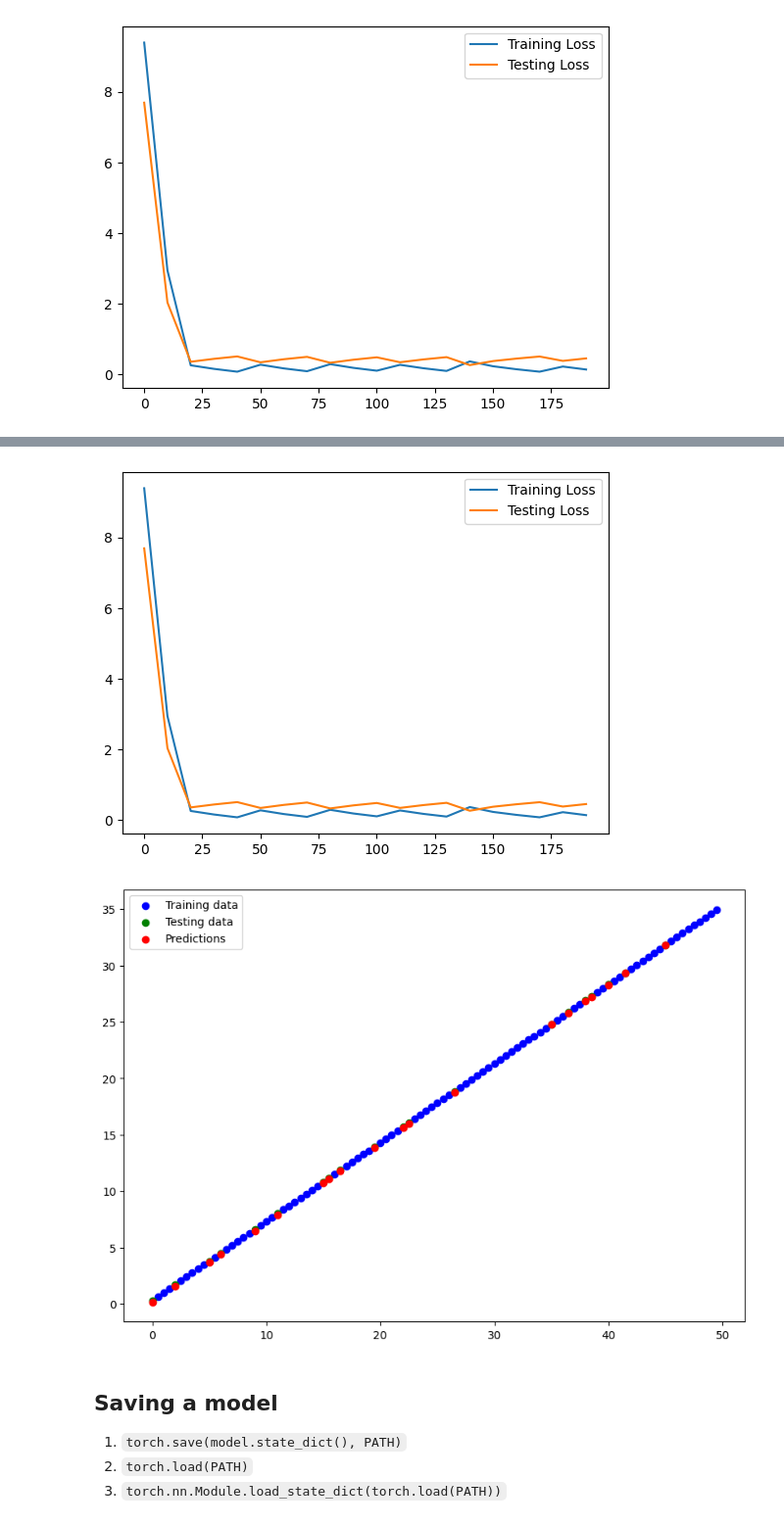
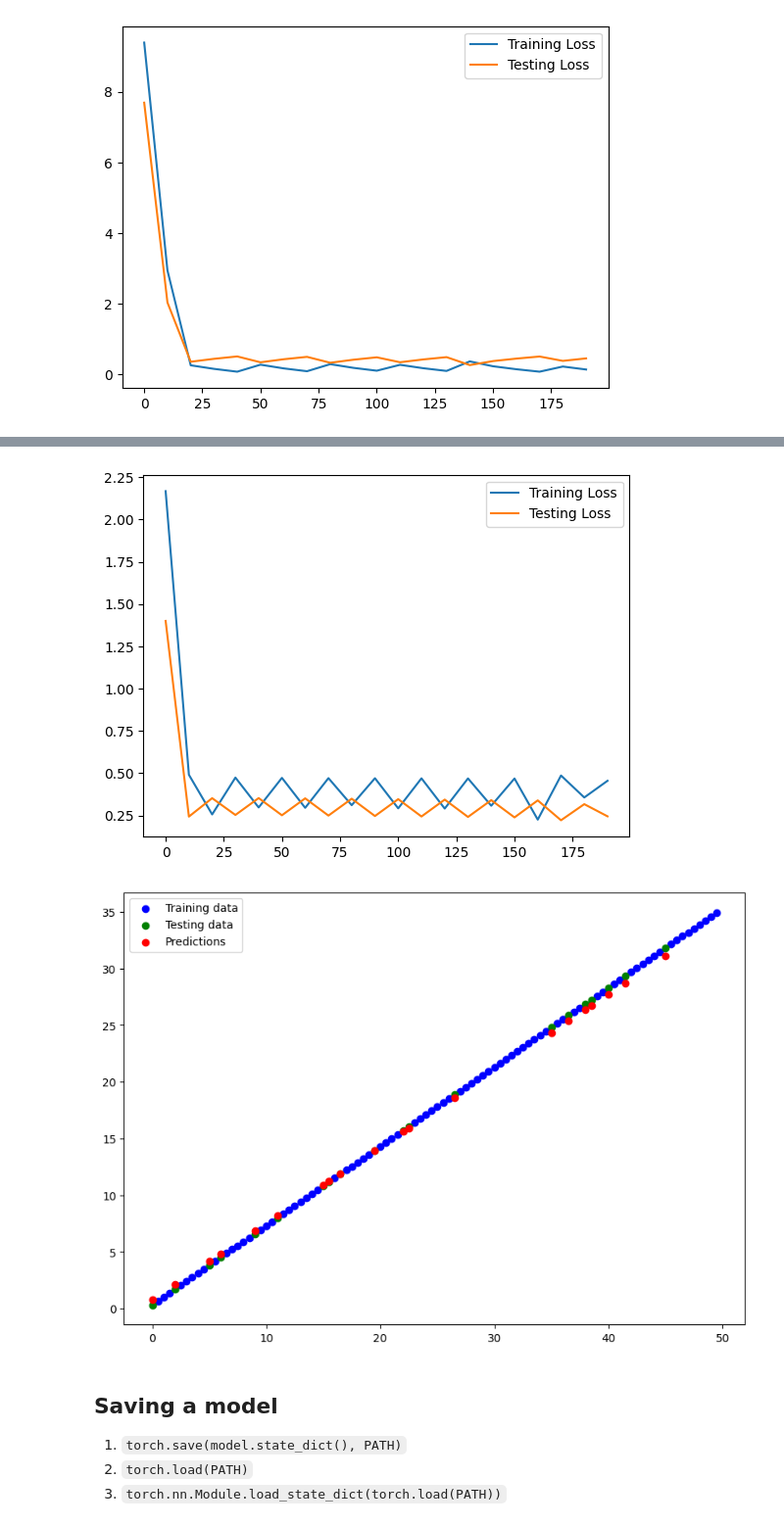
Before and after one commit to vishwasg217/Pytorch-tutorial, a Jupyter notebook: pytorch_workflow.ipynb, the cells around one changed output, grey strips where cells are left out. Shown at 98% size. Saved outputs shown, nothing was run; the diff lists cells and outputs as text; code cells hidden in the pictures.

Commit message:
model using linear layer

```diff
--- a/pytorch_workflow.ipynb
+++ b/pytorch_workflow.ipynb
@@ -5,6 +5,6 @@ import matplotlib.pyplot as plt
 # %% [markdown]
 ## Linear regression with PyTorch
 # %%
-tensor = torch.arange(0, 50, 0.5)
+tensor = torch.arange(0, 50, 0.5).unsqueeze_(1)
 tensor
 # %% [output]
@@ -215,3 +271,8 @@ plt.legend()
 plt.show()
 # %% [output]
 [figure]
+# %%
+with torch.inference_mode():
+    y_pred = model(X_test)
+
+plot_predictions(predictions=y_pred)
@@ -256,14 +336,14 @@ plt.plot(epoch_count, test_loss_values, label='Testing Loss')
 plt.legend()
 plt.show()
 # %% [output]
-[figure, old version]
+[figure, new version]
 # %%
 with torch.inference_mode():
-    y_pred = model(X_test)
+    y_pred = model1(X_test)
 
 plot_predictions(predictions=y_pred)
 # %% [output]
-[figure, old version]
+[figure, new version]
 # %% [markdown]
 ## Saving a model
 
```
Also changed, not shown: parts of 8 cells of this notebook.
